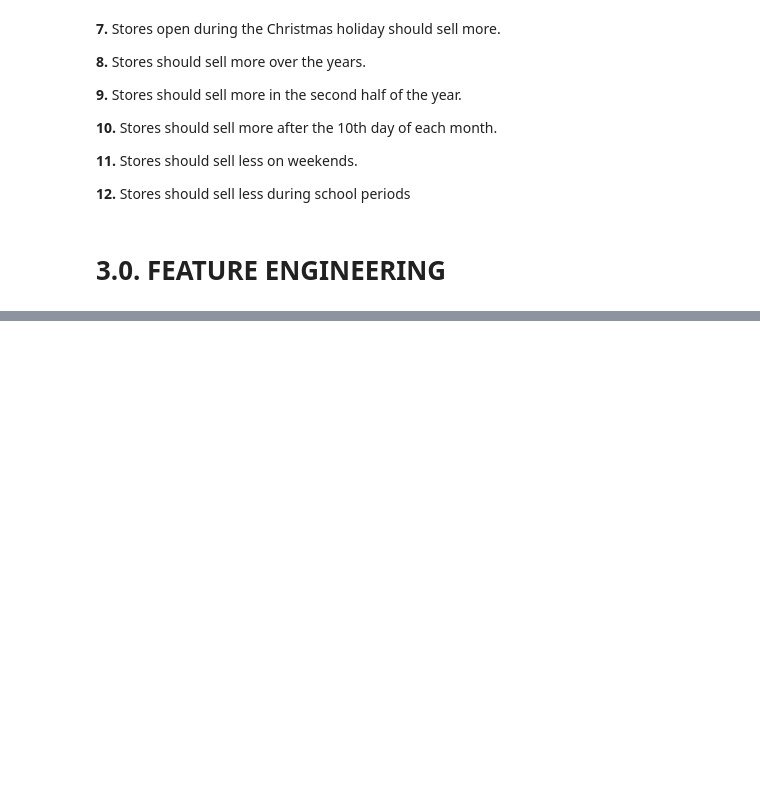
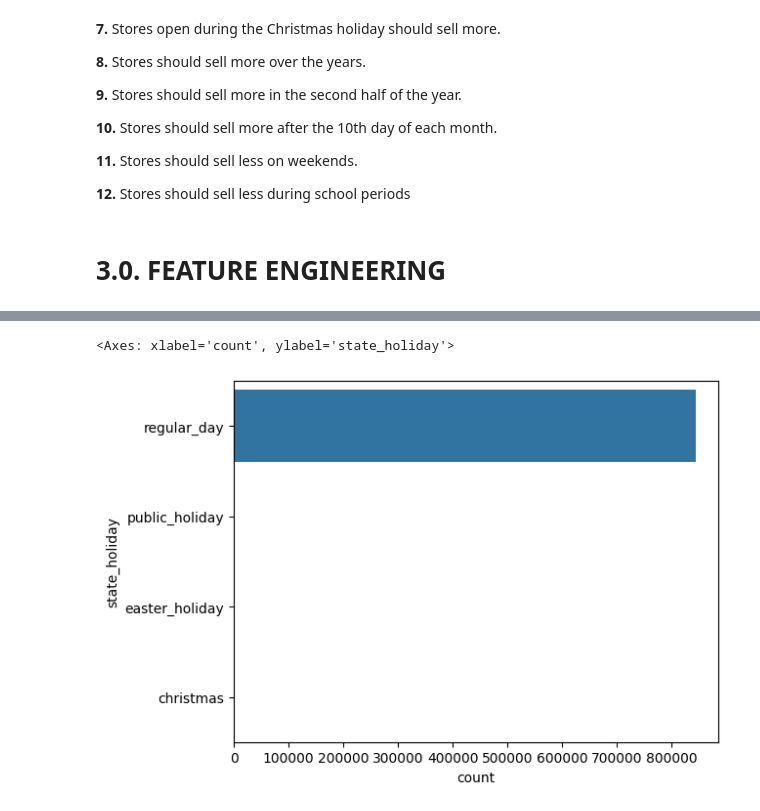
Before and after one commit to lfaferreira/predict-rossmann-store-sales, a Jupyter notebook: rossmann_store_sales_prediction.ipynb, the cells around one changed output, grey strips where cells are left out. Drawn from its saved outputs; the diff is of its cells as text; code cells hidden in the pictures; blank space fills up the shorter version.

```diff
--- a/rossmann_store_sales_prediction.ipynb
+++ b/rossmann_store_sales_prediction.ipynb
@@ -456,0 +574,5 @@ df2.head().T
+# %%
+sns.countplot(df4['state_holiday'])
+# %% [output]
+<Axes: xlabel='count', ylabel='state_holiday'>
+[figure, added]
```
Also changed, not shown: parts of 33 cells of this notebook.
